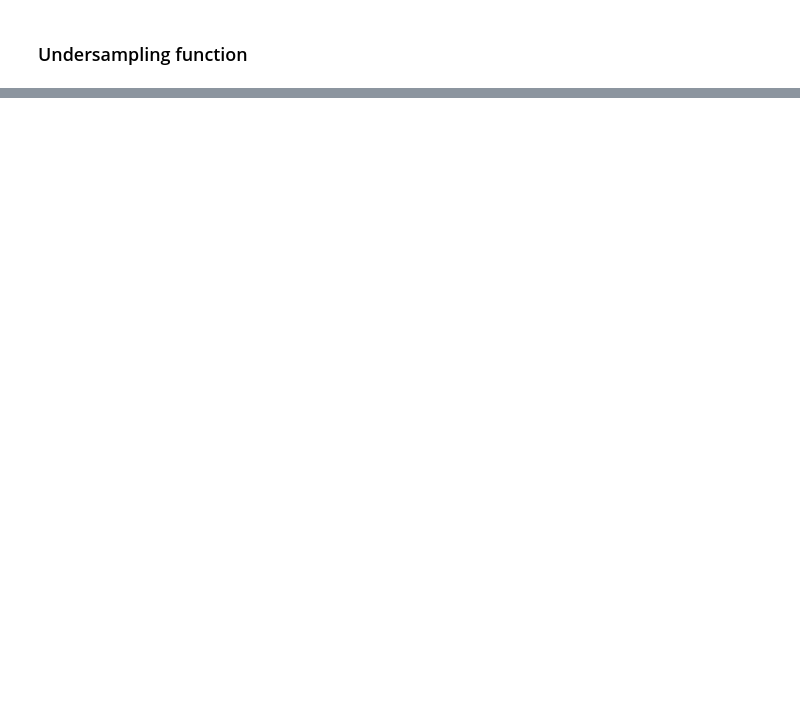
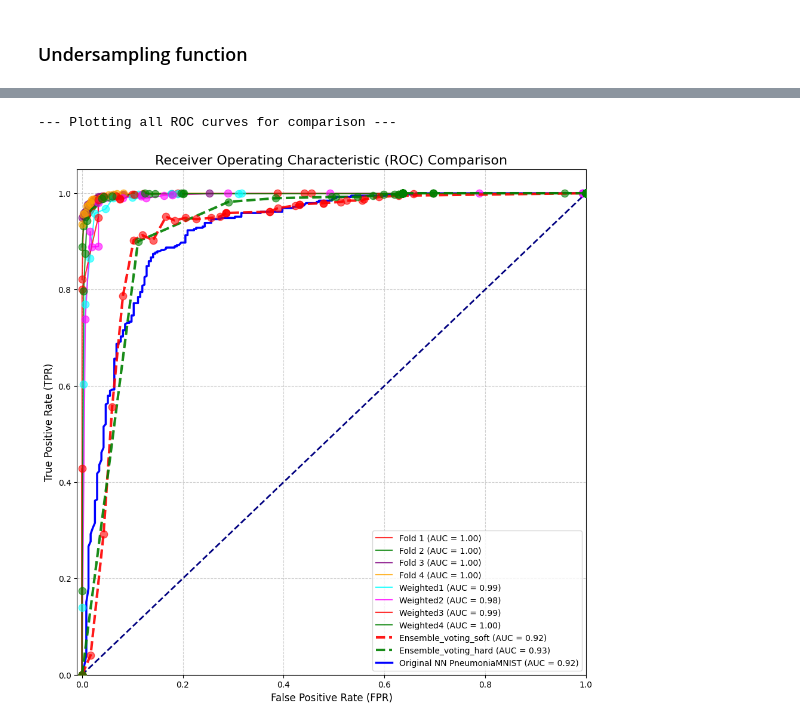
Before and after one commit to katzkid/RoC_Analysis, a Jupyter notebook: medMNIST_lightning_undersampling.ipynb, the cells around one changed output, grey strips where cells are left out. Cells and saved outputs as stored; diff of their text form; code cells hidden in the pictures; blank space fills up the shorter version.

```diff
--- a/medMNIST_lightning_undersampling.ipynb
+++ b/medMNIST_lightning_undersampling.ipynb
@@ -1284,0 +1211,19 @@ plot_roc_connected_points(best_envelope, results_original_roc, name="NN Maximal
+# %%
+# plot the best classifiers of all folds
+results_lists = []
+results_lists.extend(list_folds_best_models)
+results_lists.extend(list_folds_weighted_clfs)
+results_lists.append(ensemble_results_soft)
+results_lists.append(ensemble_results_hard)
+
+
+# --- Plot the final comparison ---
+print("\n--- Plotting all ROC curves for comparison ---")
+plot_roc_comparison(
+    results_lists=results_lists,
+    names=["Fold 1", "Fold 2", "Fold 3", "Fold 4", "Weighted1", "Weighted2", "Weighted3", "Weighted4", "Ensemble_voting_soft", "Ensemble_voting_hard"],
+    results_original_roc=results_original_roc
+)
+# %% [output]
+--- Plotting all ROC curves for comparison ---
+[figure, added]
```
Also changed, not shown: parts of 18 cells of this notebook, 8 other files.
